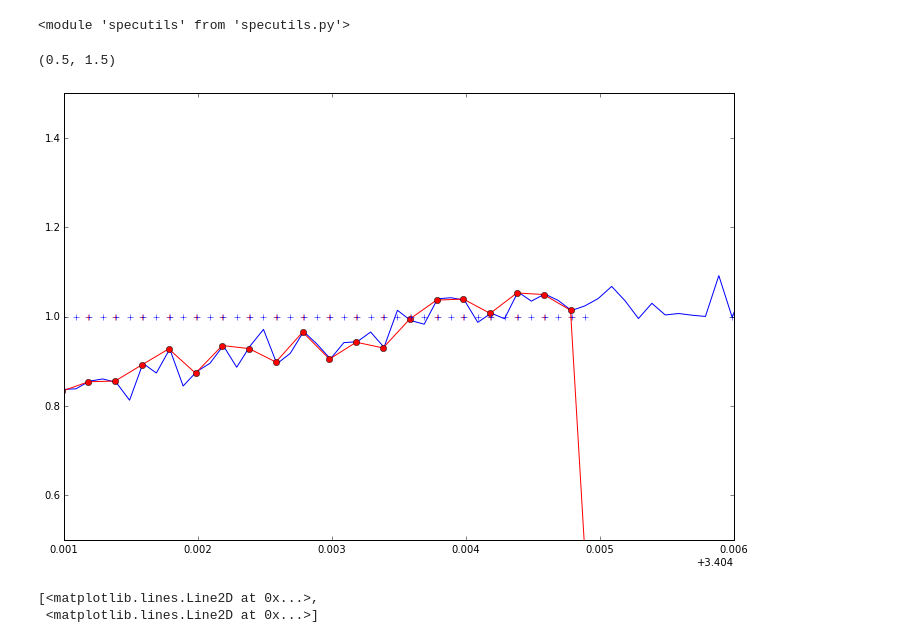
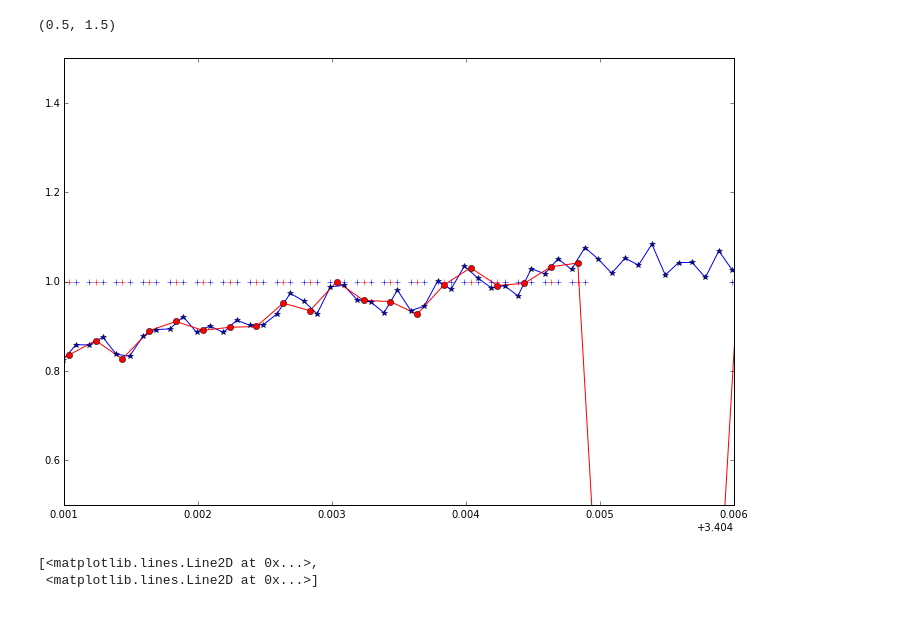
Before and after one commit to guangtunbenzhu/BGT-Cosmology, a Jupyter notebook: Spectroscopy/specutilstest.ipynb, the cells around one changed output. Cells and saved outputs as stored; diff of their text form; code cells hidden in the pictures.

```diff
--- a/Spectroscopy/specutilstest.ipynb
+++ b/Spectroscopy/specutilstest.ipynb
@@ -1,7 +1,5 @@
 # %%
-reload(specutils)
+import specutils
-# %% [output]
-<module 'specutils' from 'specutils.py'>
 # %%
 inloglam = specutils.get_loglam(minwave=2500., maxwave=2800.)
 influx = sin(arange(inloglam.size)/500.*2.*pi)+rand(inloglam.size, )*0.1
@@ -10,20 +8,20 @@ inivar[10:15] = 0
 inivar[110:120] = 0
 inivar[250:270] = 0
 # %%
-newloglam = specutils.get_loglam(minwave=2401.5, maxwave=2821.5, dloglam=2E-4)
+newloglam = specutils.get_loglam(minwave=2401.8, maxwave=2821.0, dloglam=2E-4)
 newflux, newivar = specutils.interpol_spec(inloglam, influx, inivar, newloglam)
 # %%
 figure(figsize=(12,8))
 plot(inloglam, influx, 'b', newloglam, newflux, 'r')
 plot(newloglam, newflux, 'ro')
-plot(inloglam[245:275], influx[245:275], 'b*')
+plot(inloglam, influx, 'b*')
 plot(newloglam, newivar, 'r+')
 plot(inloglam, inivar, 'b+')
 xlim(3.405, 3.410)
 ylim(0.5,1.5)
 # %% [output]
 (0.5, 1.5)
-[figure, old version]
+[figure, new version]
 # %%
 figure(figsize=(12,8))
 plot(inloglam, influx, 'b', newloglam, newflux, 'r')
```
Also changed, not shown: parts of 2 cells of this notebook, 16 other files.
